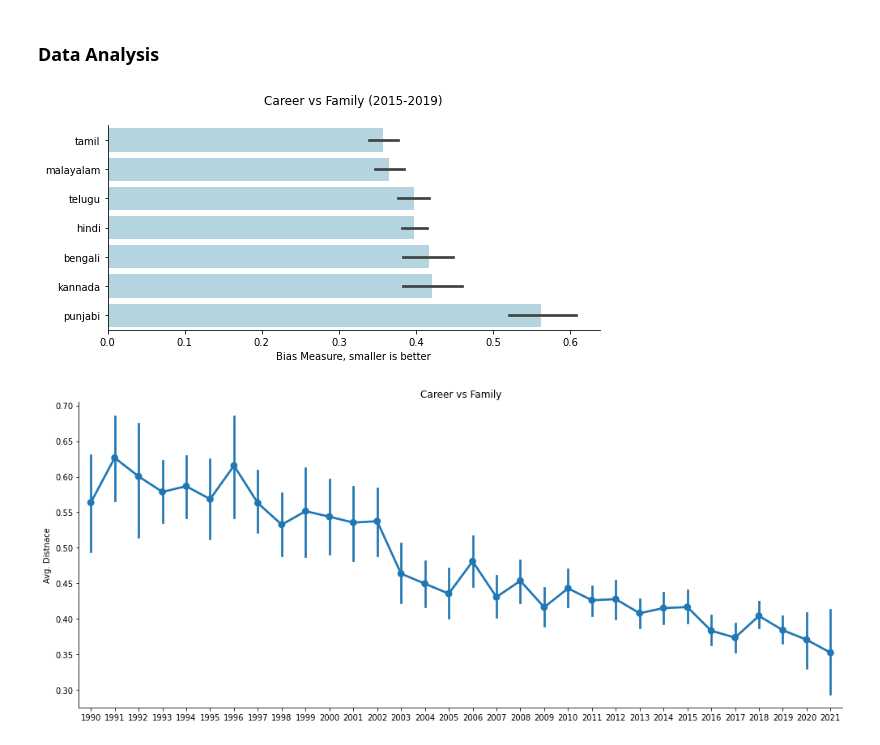
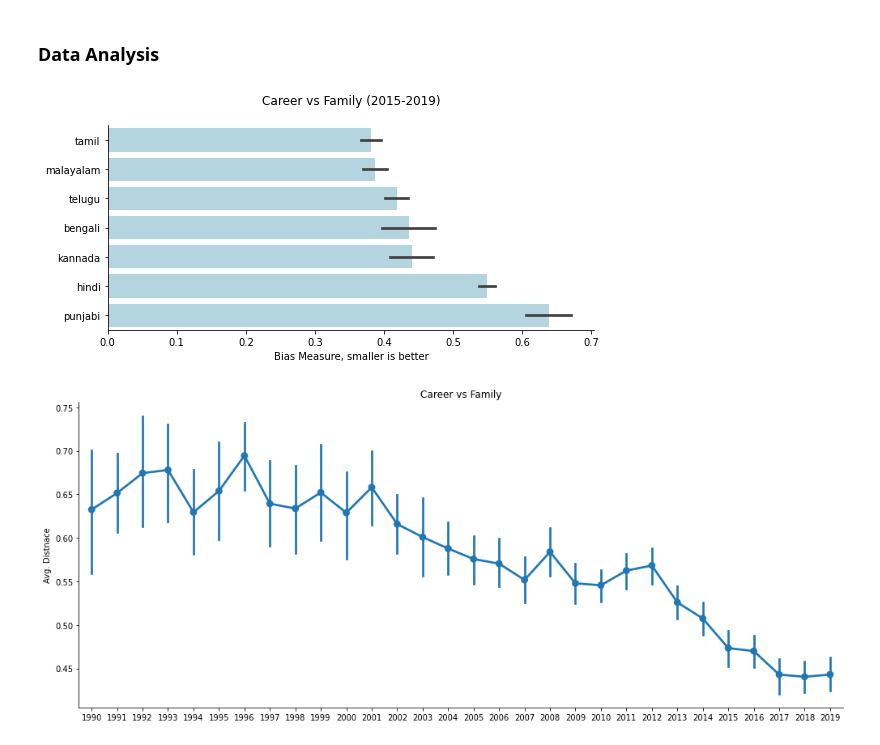
Before and after one commit to ragul-n/Gender-bias-in-Indian-movies, a Jupyter notebook: word2vec/calculating_bias_measure.ipynb, the cells around one changed output. Cells and saved outputs as stored; diff of their text form; code cells hidden in the pictures.

```diff
--- a/word2vec/calculating_bias_measure.ipynb
+++ b/word2vec/calculating_bias_measure.ipynb
@@ -93,31 +101,38 @@ def estimate_document_vector(sents):
 
 folder_path='/content/drive/MyDrive/Dataset/processed_subtitles/'
 
-distance_dict={}
+career_distance, intelligence_distance={},{}
 
 for filename in tqdm.tqdm(os.listdir(folder_path)):
     sents= read_file(folder_path+filename)
 
     subtitle_vector = estimate_document_vector(sents)
-    dis=angular_distance(dictionary_vector, subtitle_vector)
-    distance_dict[filename[:9]]=dis
+    career=angular_distance(career_vector, subtitle_vector)
+    intell=angular_distance(intelligence_vector, subtitle_vector)
+
+    career_distance[filename[:9]]=career
+    intelligence_distance[filename[:9]]=intell
 # %% [markdown]
 ### Data Analysis
-# %%
-movies_data["distance"]=pd.Series(distance_dict)
+# %%
+movies_data["career"]=pd.Series(career_distance)
+movies_data["intelligence"]=pd.Series(intelligence_distance)
 # %%
-data=movies_data[~ movies_data.distance.isna()].copy()
+data=movies_data[~ movies_data.career.isna()].copy()
 data=data[data.Language.isin(["hindi","tamil","malayalam","telugu","kannada","punjabi","bengali"])].copy()
-data["normalized_distance"]=(data.distance- data.distance.min())/(data.distance.max() - data.distance.min())
-#data=data[(data.Year>=2000) & (data.Year<=2019)]
+
+data["career"]=(data.career- data.career.min())/(data.career.max() - data.career.min())
+data["intelligence"]=(data.intelligence- data.intelligence.min())/(data.intelligence.max() - data.intelligence.min())
+
+data=data[(data.Year>=1990) & (data.Year<=2019)]
 data["Year"]=data.Year.astype("int64")
 # %%
 
 fig, ax= plt.subplots(figsize=(8,4))
 fig.patch.set_visible(False)
 
-ax=sns.barplot(data=data[data.Year>=2015], y="Language", x="normalized_distance",color="lightblue",
-                            order=["tamil", "malayalam","telugu","hindi","bengali","kannada","punjabi"], ax=ax)
+ax=sns.barplot(data=data[data.Year>=2015], y="Language", x="career",color="lightblue",
+                            order=["tamil", "malayalam","telugu","bengali","kannada","hindi","punjabi"], ax=ax)
 
 plt.xlabel("Bias Measure, smaller is better")
 
@@ -129,14 +144,14 @@ sns.despine()
 ax.set(ylabel=None, title="Career vs Family (2015-2019)\n")
 plt.tight_layout()
 # %% [output]
-[figure, old version]
+[figure, new version]
 # %%
 fig, ax= plt.subplots(figsize=(14,6))
 
-sns.pointplot(data=data[data.Year>=1990], y="normalized_distance",x="Year", ci=95)
+sns.pointplot(data=data[data.Year>=1990], y="career",x="Year", ci=95)
 
 sns.despine()
 ax.set(title="Career vs Family",xlabel=None, ylabel="Avg. Distnace")
 plt.tight_layout()
 # %% [output]
-[figure, old version]
+[figure, new version]
```
Also changed, not shown: parts of 13 cells of this notebook.
